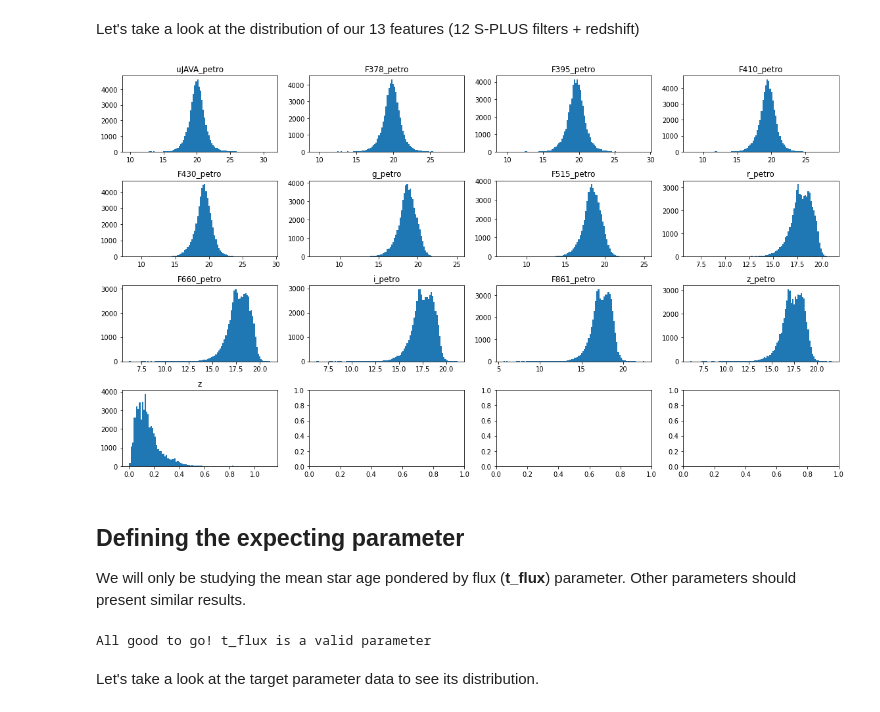
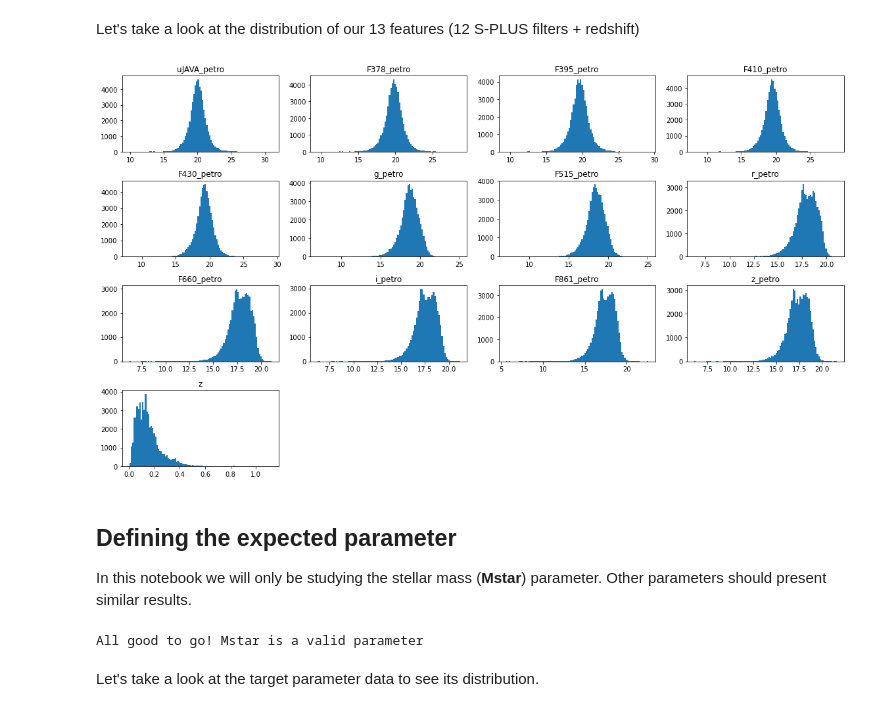
Before and after one commit to vcernic/AGA5926-final-project, a Jupyter notebook: Boston_Housing.ipynb, the cells around one changed output. Drawn from its saved outputs; the diff is of its cells as text; code cells hidden in the pictures.

```diff
--- a/Boston_Housing.ipynb
+++ b/Boston_Housing.ipynb
@@ -37,8 +63,7 @@ In this section we will do the following:
 # %%
 # Reading the file
-
 file = 'splus_starlight.dat'
-data = pd.read_csv(file, sep='\s', engine='python')
+data = pd.read_csv(file, sep=',', engine='python')
 
 data.describe()
 # %% [output]
@@ -55,40 +80,46 @@ data.describe()
 # %% [markdown]
 Let's take a look at the distribution of our 13 features (12 S-PLUS filters + redshift)
 # %%
+# Defining the 12 bands + z redshift
 features = ['uJAVA_petro', 'F378_petro', 'F395_petro', 'F410_petro',
             'F430_petro', 'g_petro', 'F515_petro', 'r_petro', 'F660_petro',
             'i_petro', 'F861_petro', 'z_petro', 'z']  # 12 filter + 1 z
 
+# Plotting all filters
 fig, axs = plt.subplots(nrows = 4, ncols = 4, figsize=(16,9))
 
 for i in range(3):
     for j in range(4):
         axs[i][j].hist(data[features[(i)*4 + j]], bins=100)
         axs[i][j].set_title(features[(i)*4 + j])
 
 # Plotting the redshift distribution
 axs[3][0].hist(data[features[-1]], bins=100)
 axs[3][0].set_title(features[-1])
 
+# Deleting extra axes
+for i in range(1,4):
+    fig.delaxes(axs[3][i])
+
 plt.tight_layout()
 plt.show()
 # %% [output]
-[figure, old version]
+[figure, new version]
 # %% [markdown]
 
-## Defining the expecting parameter
+## Defining the expected parameter
 
-We will only be studying the mean star age pondered by flux (**t_flux**) parameter. Other parameters should present similar results.
+In this notebook we will only be studying the stellar mass (**Mstar**) parameter. Other parameters should present similar results.
 # %%
 # The parameter that we will be studying
-param = 't_flux'
+param = 'Mstar'
 
 if param in data.columns:
     print(f"All good to go! {param} is a valid parameter")
 else:
-    print("Something is wrong. You need to choose a valid parameter from data.columns!")
+    raise ValueError("Something is wrong. You need to choose a valid parameter from data.columns!")
 # %% [output]
-All good to go! t_flux is a valid parameter
+All good to go! Mstar is a valid parameter
 # %% [markdown]
 Let's take a look at the target parameter data to see its distribution.
 # %%
```
Also changed, not shown: parts of 51 cells of this notebook, 1 other file.
